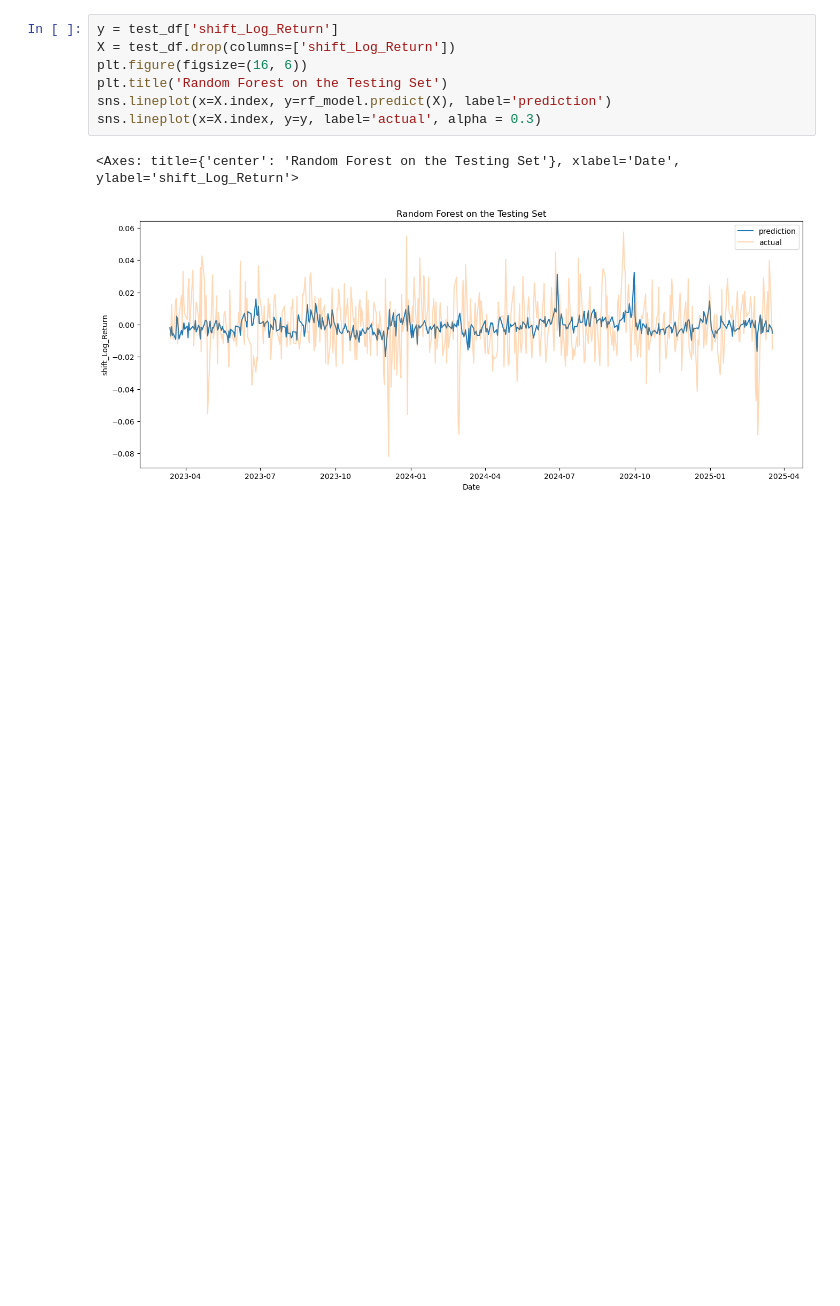
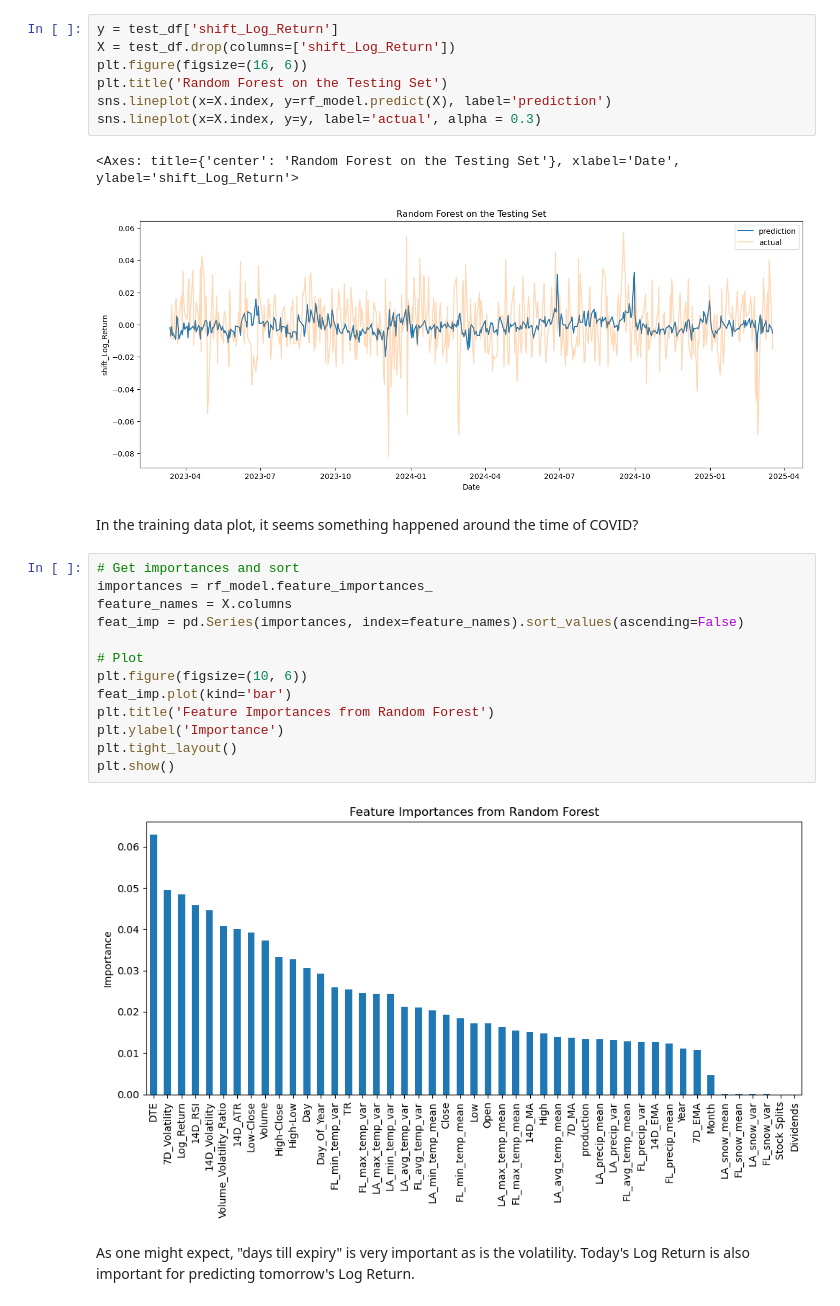
Before and after one commit to TianhaoW/ErdosAgriDerivPredict, a Jupyter notebook: notebooks/sugar_model.ipynb, the cells around one changed output. Saved outputs shown, nothing was run; the diff lists cells and outputs as text; blank space fills up the shorter version.

Commit message:
added feature importance plot

```diff
--- a/notebooks/sugar_model.ipynb
+++ b/notebooks/sugar_model.ipynb
@@ -657,3 +657,22 @@ sns.lineplot(x=X.index, y=y, label='actual', alpha = 0.3)
 # %% [output]
 <Axes: title={'center': 'Random Forest on the Testing Set'}, xlabel='Date', ylabel='shift_Log_Return'>
 [figure]
+# %% [markdown]
+In the training data plot, it seems something happened around the time of COVID?
+# %%
+# Get importances and sort
+importances = rf_model.feature_importances_
+feature_names = X.columns
+feat_imp = pd.Series(importances, index=feature_names).sort_values(ascending=False)
+
+# Plot
+plt.figure(figsize=(10, 6))
+feat_imp.plot(kind='bar')
+plt.title('Feature Importances from Random Forest')
+plt.ylabel('Importance')
+plt.tight_layout()
+plt.show()
+# %% [output]
+[figure, added]
+# %% [markdown]
+As one might expect, "days till expiry" is very important as is the volatility. Today's Log Return is also important for predicting tomorrow's Log Return.
```
